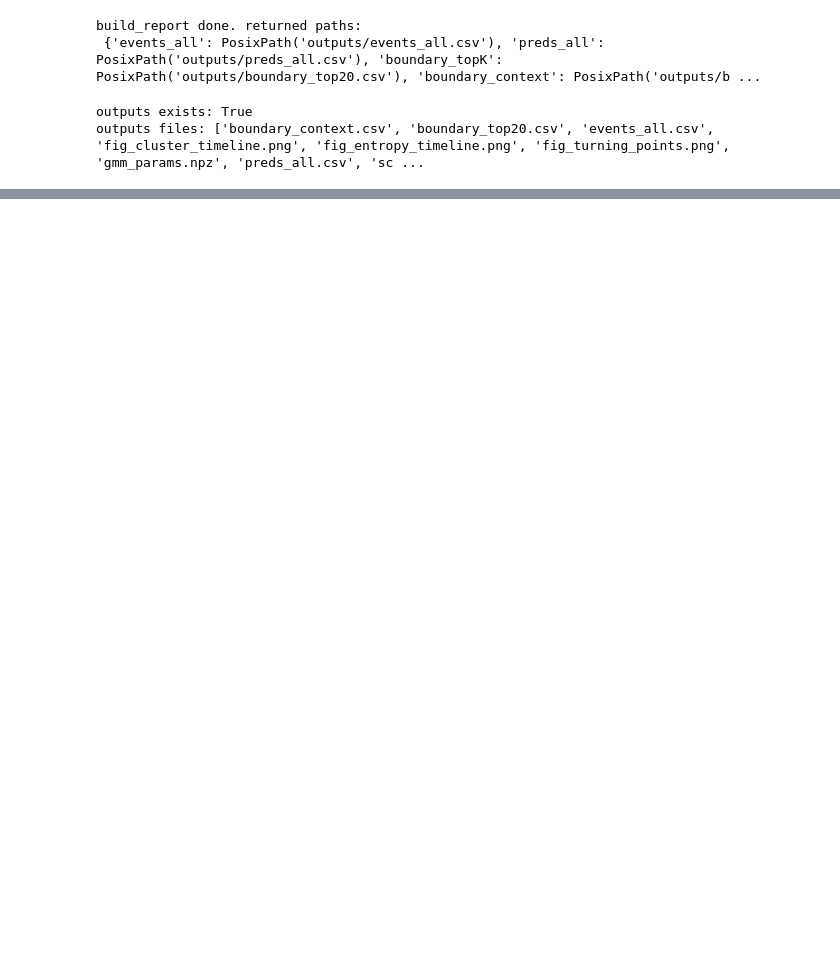
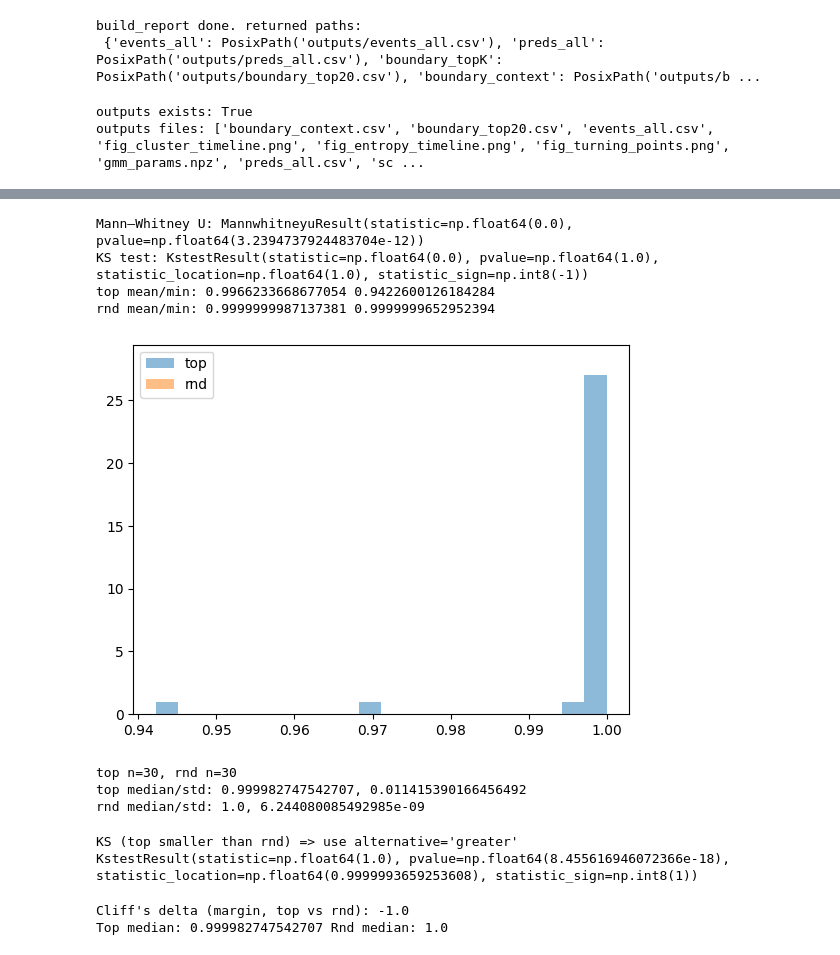
Before and after one commit to Mokafe/Mokafe-ulysses-narrative-gmm, a Jupyter notebook: notebooks/00_ulysses_gmm_report.ipynb, the cells around one changed output, grey strips where cells are left out. Drawn from its saved outputs; the diff is of its cells as text; code cells hidden in the pictures; blank space fills up the shorter version.

```diff
--- a/notebooks/00_ulysses_gmm_report.ipynb
+++ b/notebooks/00_ulysses_gmm_report.ipynb
@@ -94,0 +136,15 @@ OK: handoff ready -> 次は 01 ノートへ進めます
+# %%
+# evidence列の自動検出（ja優先）
+ev_col = None
+for c in ["evidence_ja","evidence","evidence_en","quote","text"]:
+    if c in events.columns:
+        ev_col = c
+        break
+print("Detected evidence column:", ev_col)
+
+K = 20
+topK = preds.nlargest(K, entropy_col)[[time_col, entropy_col, margin_col]].copy()
+merged = topK.merge(events, on=time_col, how="left")
+
+cols = [time_col, entropy_col, margin_col] + ([ev_col] if ev_col else [])
+display(merged[cols])
@@ -94,0 +418,60 @@ OK: handoff ready -> 次は 01 ノートへ進めます
+# %%
+import numpy as np
+from scipy.stats import mannwhitneyu, ks_2samp
+
+m_top = top["margin"].astype(float).to_numpy()
+m_rnd = rnd["margin"].astype(float).to_numpy()
+
+u = mannwhitneyu(m_top, m_rnd, alternative="less")   # top < rnd を検定
+ks = ks_2samp(m_top, m_rnd, alternative="less")      # 累積分布が左に寄るか
+
+print("Mann–Whitney U:", u)
+print("KS test:", ks)
+print("top mean/min:", float(m_top.mean()), float(m_top.min()))
+print("rnd mean/min:", float(m_rnd.mean()), float(m_rnd.min()))
+# %% [output]
+Mann–Whitney U: MannwhitneyuResult(statistic=np.float64(0.0), pvalue=np.float64(3.2394737924483704e-12))
+KS test: KstestResult(statistic=np.float64(0.0), pvalue=np.float64(1.0), statistic_location=np.float64(1.0), statistic_sign=np.int8(-1))
+top mean/min: 0.9966233668677054 0.9422600126184284
+rnd mean/min: 0.9999999987137381 0.9999999652952394
+# %%
+# 分布の可視化
+import matplotlib.pyplot as plt
+plt.hist(m_top, alpha=0.5, label='top', bins=20)
+plt.hist(m_rnd, alpha=0.5, label='rnd', bins=20)
+plt.legend()
+plt.show()
+
+# サンプルサイズの確認
+print(f"top n={len(m_top)}, rnd n={len(m_rnd)}")
+
+# 中央値や分散も確認
+print(f"top median/std: {np.median(m_top)}, {np.std(m_top)}")
+print(f"rnd median/std: {np.median(m_rnd)}, {np.std(m_rnd)}")
+# %% [output]
+[figure, added]
+top n=30, rnd n=30
+top median/std: 0.999982747542707, 0.011415390166456492
+rnd median/std: 1.0, 6.244080085492985e-09
+# %%
+from scipy.stats import ks_2samp
+print("KS (top smaller than rnd) => use alternative='greater'")
+print(ks_2samp(m_top, m_rnd, alternative="greater"))
+# %% [output]
+KS (top smaller than rnd) => use alternative='greater'
+KstestResult(statistic=np.float64(1.0), pvalue=np.float64(8.455616946072366e-18), statistic_location=np.float64(0.9999993659253608), statistic_sign=np.int8(1))
+# %%
+import numpy as np
+
+def cliffs_delta(x, y):
+    x = np.asarray(x); y = np.asarray(y)
+    # delta = P(x>y) - P(x<y)
+    gt = (x[:,None] > y[None,:]).mean()
+    lt = (x[:,None] < y[None,:]).mean()
+    return float(gt - lt)
+
+print("Cliff's delta (margin, top vs rnd):", cliffs_delta(m_top, m_rnd))
+print("Top median:", float(np.median(m_top)), "Rnd median:", float(np.median(m_rnd)))
+# %% [output]
+Cliff's delta (margin, top vs rnd): -1.0
+Top median: 0.999982747542707 Rnd median: 1.0
```
Also changed, not shown: parts of 12 cells of this notebook.
